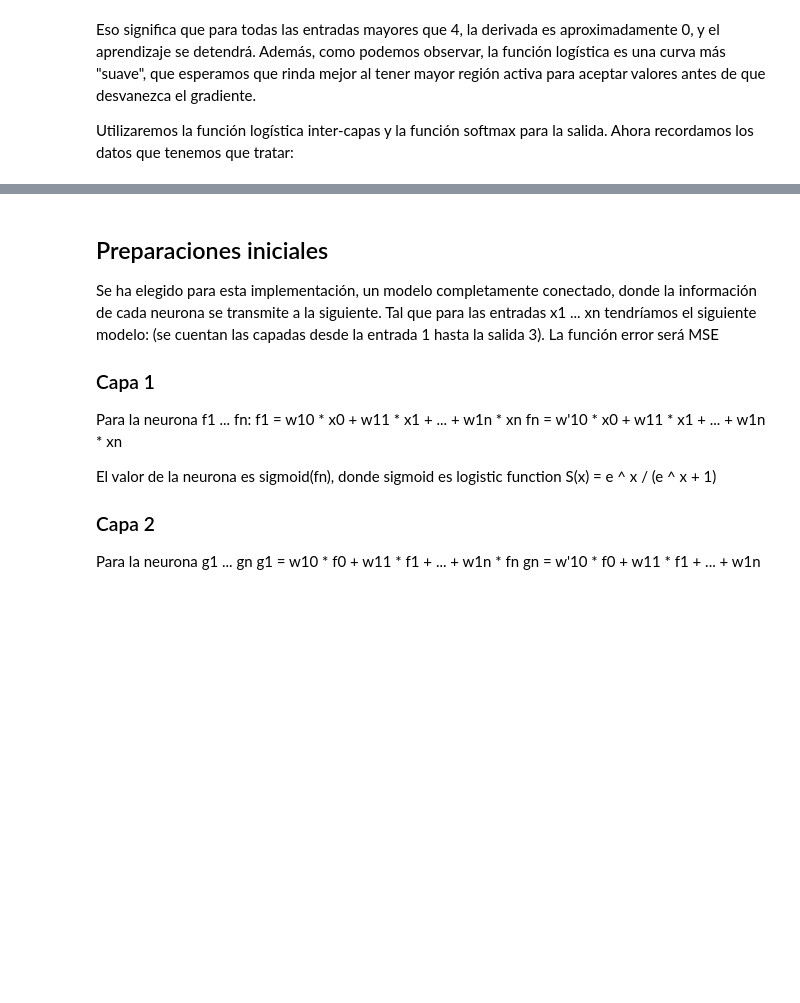
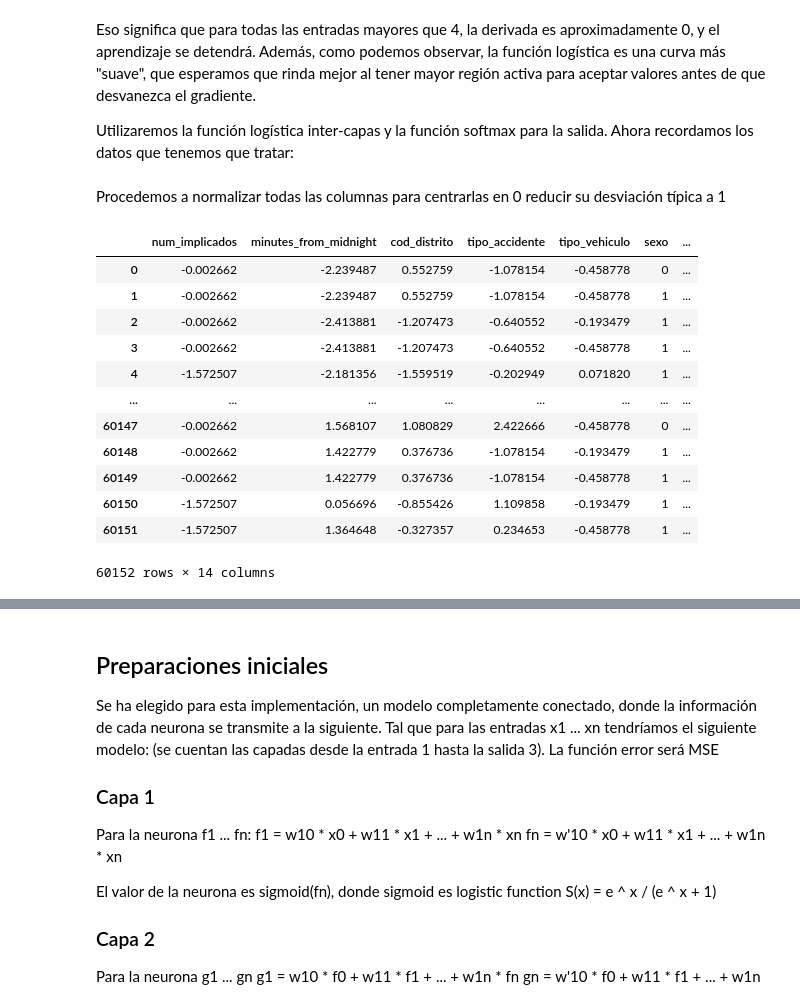
Before and after one commit to lucaramirezo/Traffic-Network-Transparency, a Jupyter notebook: L_Predicción_Edad_Conductor.ipynb, the cells around one changed output, grey strips where cells are left out. Cells and saved outputs as stored; diff of their text form; code cells hidden in the pictures; blank space fills up the shorter version.

```diff
--- a/L_Predicción_Edad_Conductor.ipynb
+++ b/L_Predicción_Edad_Conductor.ipynb
@@ -346,3 +413,60 @@ plt.show()
 Eso significa que para todas las entradas mayores que 4, la derivada es aproximadamente 0, y el aprendizaje se detendrá. Además, como podemos observar, la función logística es una curva más "suave", que esperamos que rinda mejor al tener mayor región activa para aceptar valores antes de que desvanezca el gradiente.
 
 Utilizaremos la función logística inter-capas y la función softmax para la salida. Ahora recordamos los datos que tenemos que tratar:
+# %% [markdown]
+Procedemos a normalizar todas las columnas para centrarlas en 0 reducir su desviación típica a 1
+# %%
+def normalizer(column: pd.Series) -> pd.Series:
+    mean = column.mean()
+    std = column.std() + 0.0000001  # evitamos dividir entre 0
+    normalized_column = (column - mean) / std
+    return normalized_column
+
+# No hace falta normalizar la marca de clase, pues es lo que buscamos clasificar
+# # Es necesario no contar los -1 y preservarlos, utilizamos un predicado para decidir qué se le aplica a cada valor de la columna
+# def marca_de_clase_edad_normalizer(column: pd.Series) -> pd.Series:
+#     # Calcula la media y la desviación estándar solo para valores mayores que 0
+#     mean = column[column > 0].mean()
+#     std = column[column > 0].std() + 0.0000001  # evitamos dividir entre 0
+#
+#     # Aplicar normalización solo a los valores mayores que 0, de lo contrario, asignar valor -100
+#     normalized_column = np.where(column > 0, (column - mean) / std, column * 100)
+#
+#     return pd.Series(normalized_column)
+# %%
+df_2022_normalized = pd.DataFrame()
+df_2022_normalized['num_implicados'] = normalizer(df_2022['num_implicados'])
+df_2022_normalized['minutes_from_midnight'] = normalizer(df_2022[' minutes_from_midnight'])
+df_2022_normalized['cod_distrito'] = normalizer(df_2022['cod_distrito'])
+df_2022_normalized['tipo_accidente'] = normalizer(df_2022['tipo_accidente'])
+df_2022_normalized['tipo_vehiculo'] = normalizer(df_2022['tipo_vehiculo'])
+
+# No se normalizan los valores binarios, pues perderían su carácter de datos discretos
+df_2022_normalized['sexo'] = df_2022['sexo']
+df_2022_normalized['positiva_alcohol'] = df_2022['positiva_alcohol']
+df_2022_normalized['positiva_droga'] = df_2022['positiva_droga']
+df_2022_normalized['bool_laborable'] = df_2022['bool_laborable']
+
+# Aplicamos una función especial para la marca de clase_edad
+df_2022_normalized['marca_de_clase_edad'] = df_2022['marca_de_clase_edad']
+
+# Normalizamos las fechas
+df_2022_normalized['day'] = normalizer(df_2022['day'])
+df_2022_normalized['month'] = normalizer(df_2022['month'])
+df_2022_normalized['media_edad_pasajeros'] = normalizer(df_2022['media_edad_pasajeros'])
+df_2022_normalized['numero_pasajeros'] = normalizer(df_2022['numero_pasajeros'])
+df_2022_normalized
+# %% [output]
+|  | num_implicados | minutes_from_midnight | cod_distrito | tipo_accidente | tipo_vehiculo | sexo | ... |
+| 0 | -0.002662 | -2.239487 | 0.552759 | -1.078154 | -0.458778 | 0 | ... |
+| 1 | -0.002662 | -2.239487 | 0.552759 | -1.078154 | -0.458778 | 1 | ... |
+| 2 | -0.002662 | -2.413881 | -1.207473 | -0.640552 | -0.193479 | 1 | ... |
+| 3 | -0.002662 | -2.413881 | -1.207473 | -0.640552 | -0.458778 | 1 | ... |
+| 4 | -1.572507 | -2.181356 | -1.559519 | -0.202949 | 0.071820 | 1 | ... |
+| ... | ... | ... | ... | ... | ... | ... | ... |
+| 60147 | -0.002662 | 1.568107 | 1.080829 | 2.422666 | -0.458778 | 0 | ... |
+| 60148 | -0.002662 | 1.422779 | 0.376736 | -1.078154 | -0.193479 | 1 | ... |
+| 60149 | -0.002662 | 1.422779 | 0.376736 | -1.078154 | -0.458778 | 1 | ... |
+| 60150 | -1.572507 | 0.056696 | -0.855426 | 1.109858 | -0.193479 | 1 | ... |
+| 60151 | -1.572507 | 1.364648 | -0.327357 | 0.234653 | -0.458778 | 1 | ... |
+60152 rows × 14 columns
```
Also changed, not shown: parts of 30 cells of this notebook.
